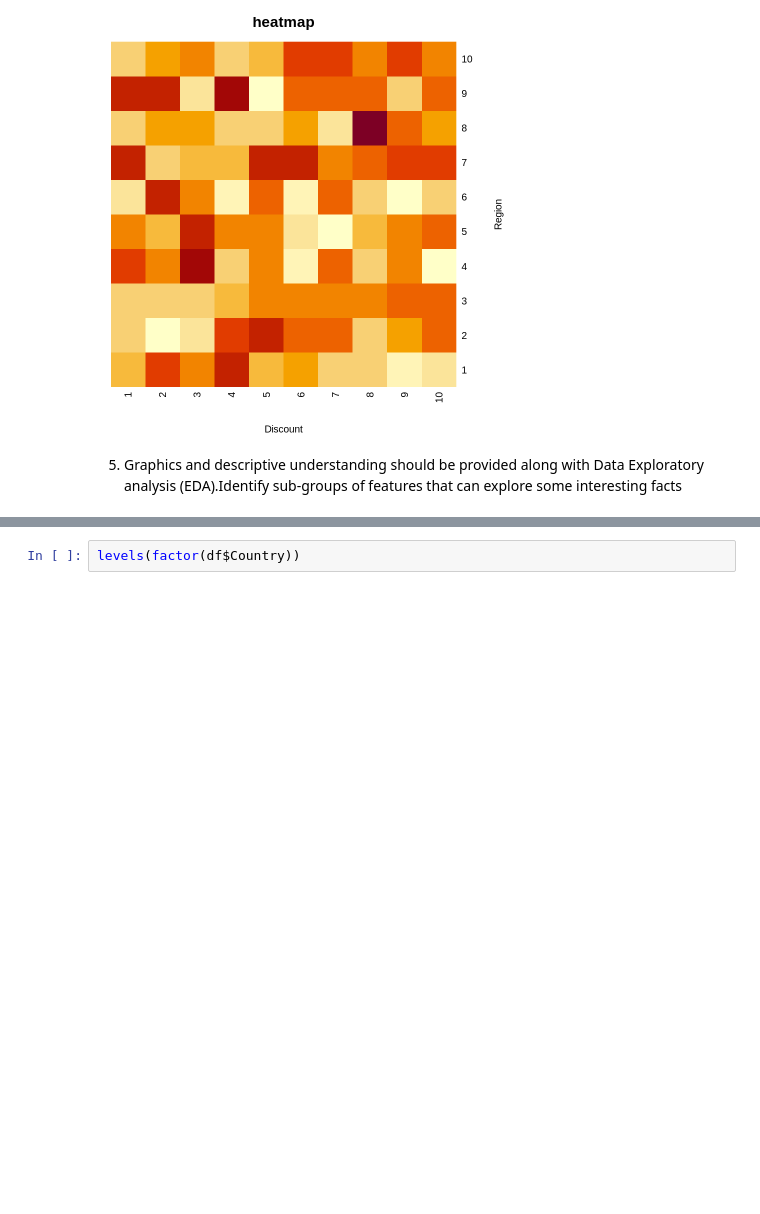
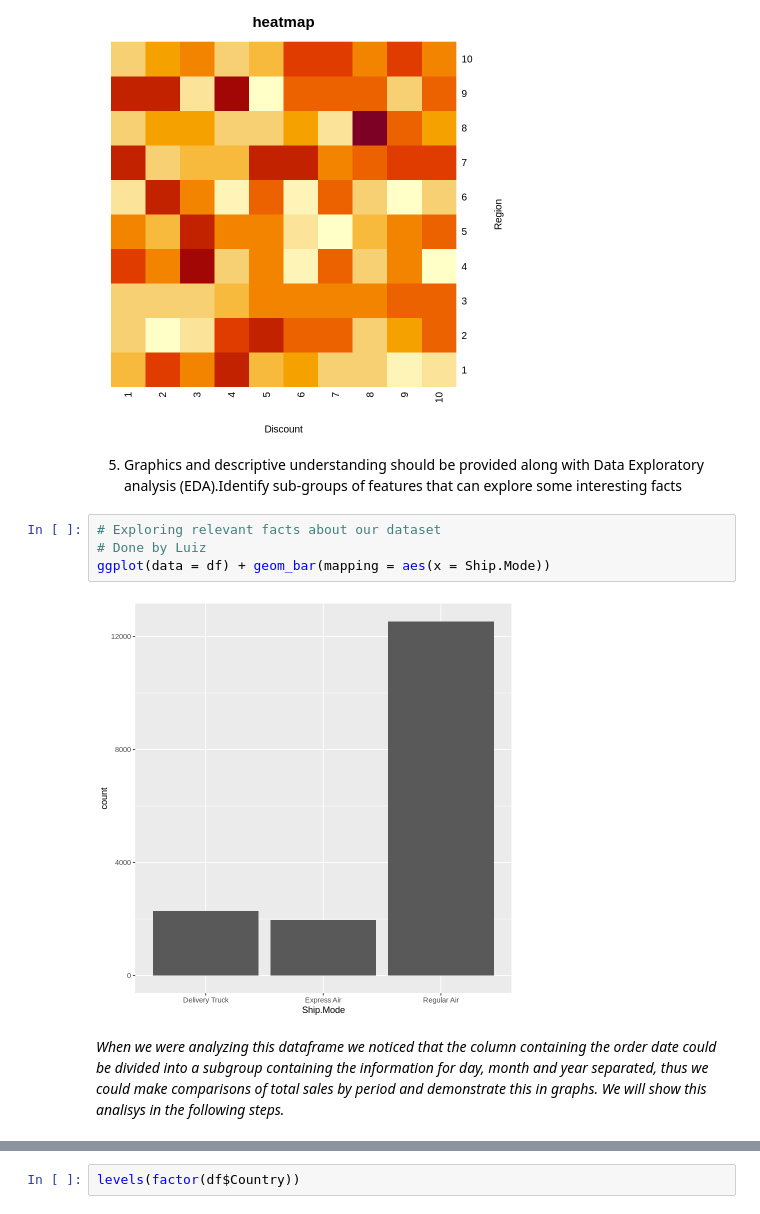
Before and after one commit to raulFuzita/cct_data_exploration_and_preparation, a Jupyter notebook: CCT_project_Muhammad.ipynb, the cells around one changed output, grey strips where cells are left out. Cells and saved outputs as stored; diff of their text form; blank space fills up the shorter version.

```diff
--- a/CCT_project_Muhammad.ipynb
+++ b/CCT_project_Muhammad.ipynb
@@ -919,3 +920,11 @@ heatmap(data, Colv = NA, Rowv = NA, scale="column", xlab="Discount", ylab="Regio
 [figure]
 # %% [markdown]
 5.   Graphics  and  descriptive  understanding  should  be  provided  along  with Data  Exploratory  analysis (EDA).Identify sub-groups of features that can explore some interesting facts
+# %%
+# Exploring relevant facts about our dataset
+# Done by Luiz
+ggplot(data = df) + geom_bar(mapping = aes(x = Ship.Mode))
+# %% [output]
+[figure, added]
+# %% [markdown]
+*When we were analyzing this dataframe we noticed that the column containing the order date could be divided into a subgroup containing the information for day, month and year separated, thus we could make comparisons of total sales by period and demonstrate this in graphs. We will show this analisys in the following steps.*
```
Also changed, not shown: parts of 15 cells of this notebook.
